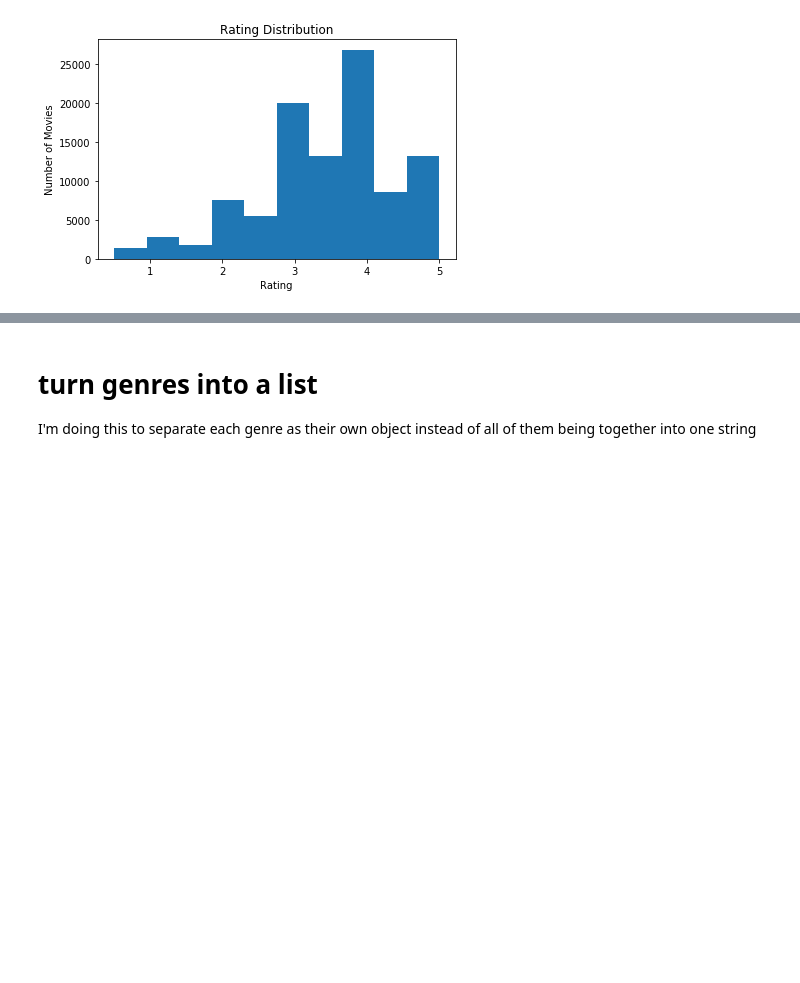
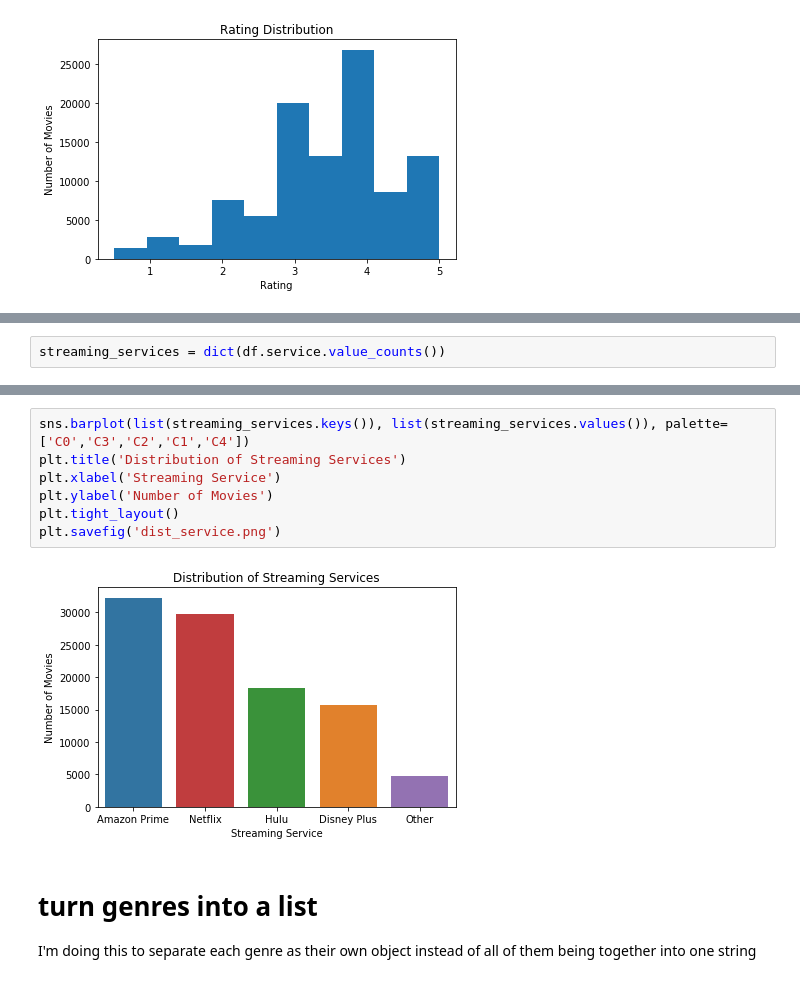
Before and after one commit to cmluna2913/MovieRecommendation, a Jupyter notebook: work.ipynb, the cells around one changed output, grey strips where cells are left out. Saved outputs shown, nothing was run; the diff lists cells and outputs as text; blank space fills up the shorter version.

```diff
--- a/work.ipynb
+++ b/work.ipynb
@@ -299,0 +322,2 @@ TypeError: 'float' object is not subscriptable
+# %%
+streaming_services = dict(df.service.value_counts())
@@ -300,3 +332,12 @@ TypeError: 'float' object is not subscriptable
+# %%
+sns.barplot(list(streaming_services.keys()), list(streaming_services.values()), palette=['C0','C3','C2','C1','C4'])
+plt.title('Distribution of Streaming Services')
+plt.xlabel('Streaming Service')
+plt.ylabel('Number of Movies')
+plt.tight_layout()
+plt.savefig('dist_service.png')
+# %% [output]
+[figure, added]
 # %% [markdown]
 # turn genres into a list
 I'm doing this to separate each genre as their own object instead of all of them being together into one string
```
Also changed, not shown: parts of 44 cells of this notebook, 4 other files.
